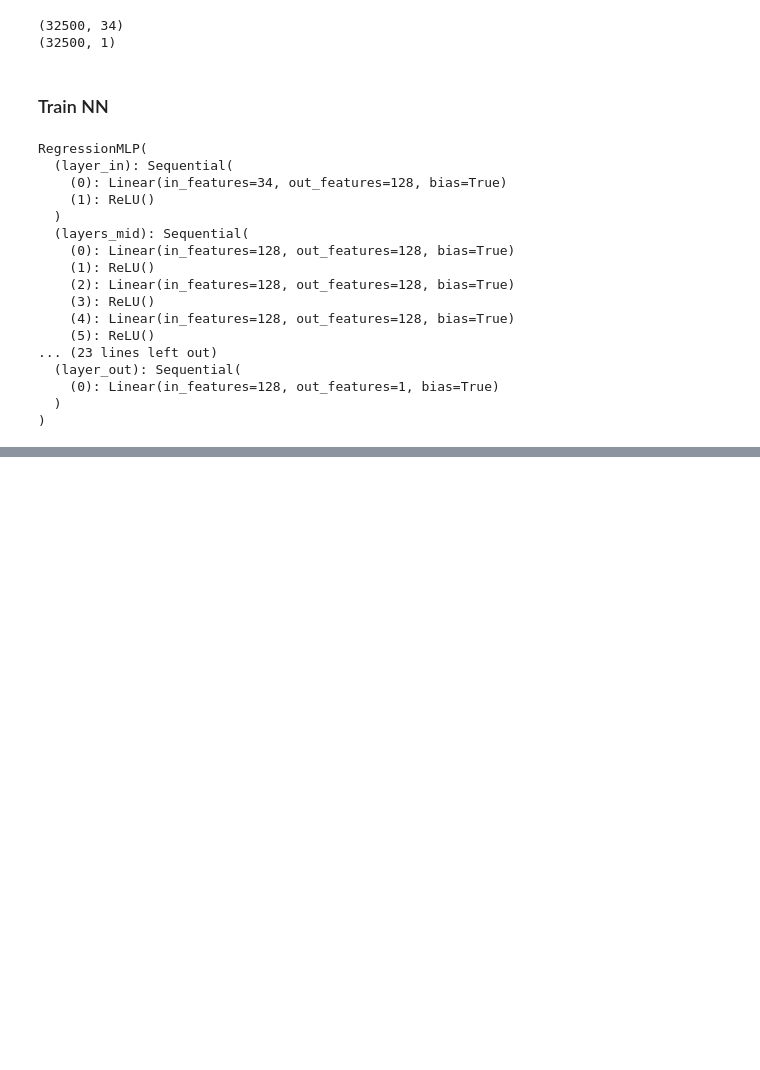
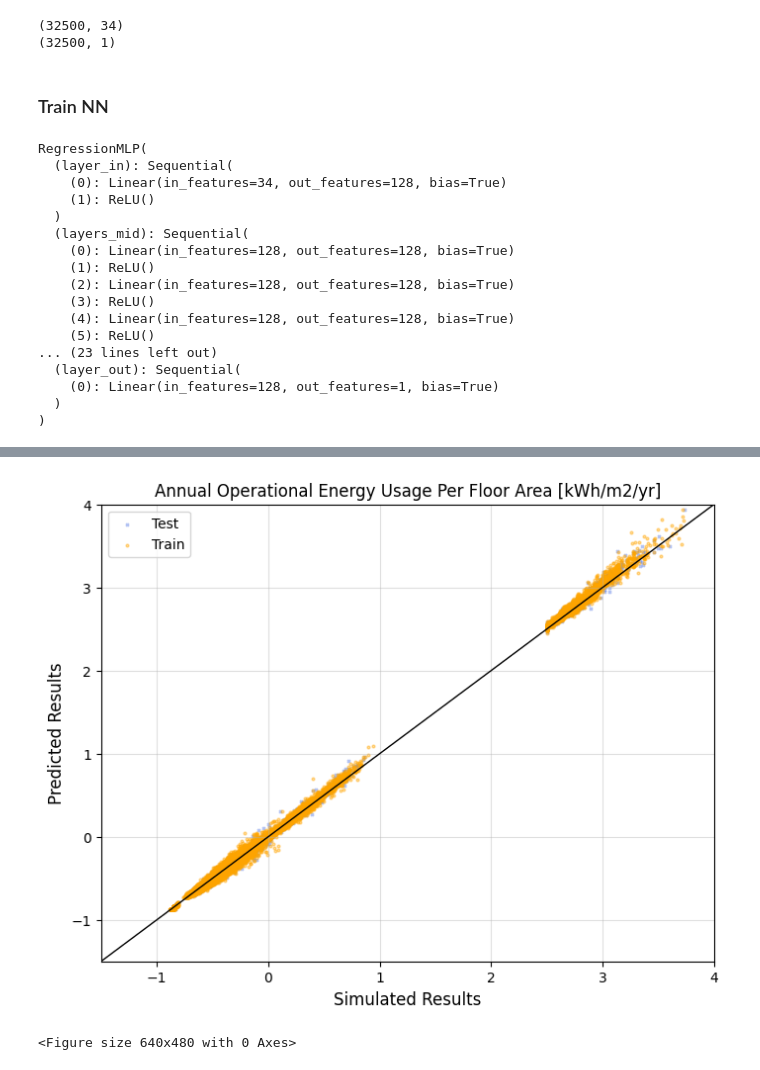
Before and after one commit to snwnkang/CS109A_Final, a Jupyter notebook: Milestone4/Lucy/Milestone4_Template.ipynb, the cells around one changed output, grey strips where cells are left out. Drawn from its saved outputs; the diff is of its cells as text; code cells hidden in the pictures; blank space fills up the shorter version.

Commit message:
final update with model

```diff
--- a/Milestone4/Lucy/Milestone4_Template.ipynb
+++ b/Milestone4/Lucy/Milestone4_Template.ipynb
@@ -297,0 +318,4 @@ torch.save(nn_regressor, model_path)
+# %%
+# Loading NN Model
+nn_model = torch.load('C:\_SchoolWork\DDes_first_year\CS109a\Final Project\CS109A_Final\Milestone4\Lucy\LucyOperationalNNModel202311221123.pkl', map_location=torch.device('cpu'))
+nn_model.eval()
@@ -297,0 +340,43 @@ torch.save(nn_regressor, model_path)
+# %%
+Y_predict_NN_train = nn_model.to("cpu")(torch. from_numpy(X_train).float()).detach().numpy()
+Y_predict_NN_test = nn_model.to("cpu")(torch. from_numpy(X_test).float()).detach().numpy()
+# %%
+fig, ax = plt.subplots(figsize=(8,6));
+
+
+xpoints_cs = ypoints_cs = ax.set_xlim(-1.5,4)
+
+
+
+# xpoints_up = np.arange(0, 350, 10)
+# ypoints_up = xpoints_up * 1.1
+# xpoints_down = np.arange(0, 350, 10)
+# ypoints_down = xpoints_down * 0.9
+# ypoints_up_2 = xpoints_up * 1.2
+# ypoints_down_2 = xpoints_down * 0.8
+
+
+ax.scatter(Y_predict_NN_test, Y_test, alpha=0.4, c='royalblue', label='Test', marker='x', s=4)
+ax.scatter(Y_predict_NN_train, Y_train, alpha=0.4, c='orange', label='Train', marker='o', s=4)
+ax.plot(xpoints_cs, ypoints_cs, color='k', lw=1, scalex=False, scaley=False)
+# ax.plot(xpoints_up, ypoints_up, color='k', lw=0.8, ls='--', scalex=False, scaley=False, label='+/- 10%')
+# ax.plot(xpoints_down, ypoints_down, color='k', lw=0.8, ls='--', scalex=False, scaley=False)
+# ax.plot(xpoints_up, ypoints_up_2, color='grey', lw=0.8, ls='--', scalex=False, scaley=False, label='+/- 20%')
+# ax.plot(xpoints_down, ypoints_down_2, color='grey', lw=0.8, ls='--', scalex=False, scaley=False)
+ax.set_ylim(-1.5,4)
+ax.legend()
+
+
+
+ax.grid(":", alpha=0.4);
+ax.set_title('Annual Operational Energy Usage Per Floor Area [kWh/m2/yr]', fontsize=12);
+ax.set_xlabel("Simulated Results", fontsize=12);
+ax.set_ylabel("Predicted Results", fontsize=12);
+
+
+
+plt.show()
+plt.tight_layout();
+# %% [output]
+[figure, added]
+<Figure size 640x480 with 0 Axes>
```
Also changed, not shown: parts of 6 cells of this notebook, 2 other files.
